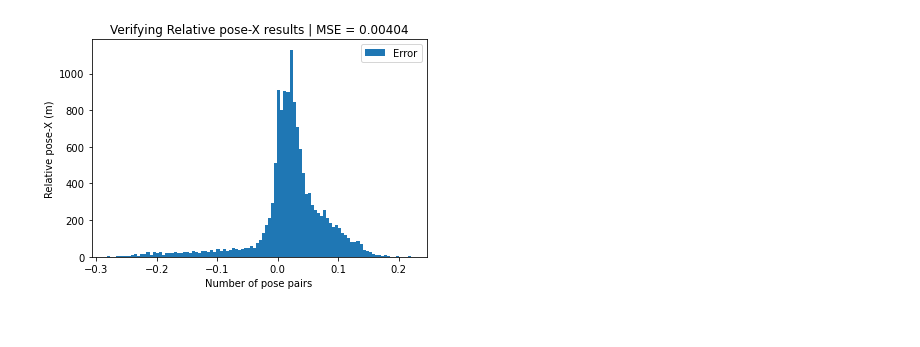
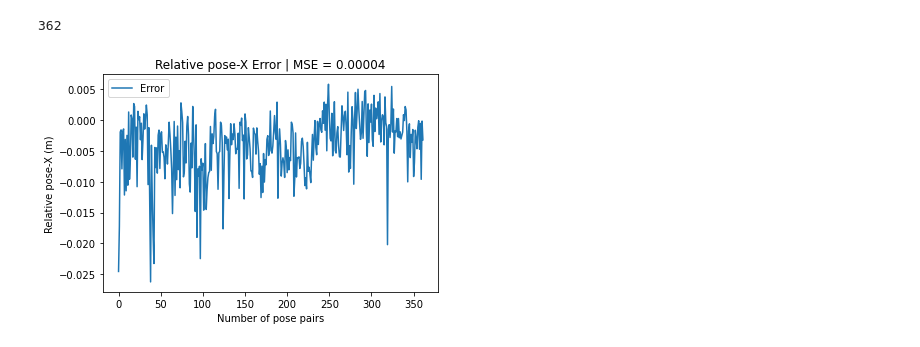
Before and after one commit to sharachchandra/scan-matching-cnn, a Jupyter notebook: infer_network.ipynb, the cells around one changed output. Cells and saved outputs as stored; diff of their text form; code cells hidden in the pictures.

Commit message:
completed visualization

```diff
--- a/infer_network.ipynb
+++ b/infer_network.ipynb
@@ -15,45 +56,63 @@ import torch.nn.functional as F
 # %%
 # Load data
-
-traj_num_list = np.arange(1,11)
-pose_list, image_list, image1_list, image2_list, rel_pose_list = GenerateInputVector(traj_num_list)
+test_traj = TrajectoryLoad('./data/', 7 , 0)
+print(len(test_traj))
+# for i in range(len(test_traj)):
+#     sample = test_traj[i]
+#     print(sample['rel_pose'])
+# %% [output]
+362
 # %%
 # Loading trained network parameters
 
 device = torch.device("cuda")
 net_x = Net()
 net_x = net_x.to(device)
-net_x = torch.load('./net_x.pyt')
+net_x = torch.load('./net_x_2.pyt')
 net_y = Net()
 net_y = net_y.to(device)
-net_y = torch.load('./net_y.pyt')
+net_y = torch.load('./net_y_2.pyt')
 net_angle = Net()
 net_angle = net_angle.to(device)
-net_angle = torch.load('./net_angle.pyt')
+net_angle = torch.load('./net_angle_2.pyt')
 # %%
 # Verifying results
-
-import matplotlib.pyplot as plt
+abs_pose_act_array = []
+abs_pose_pred_array = []
 rel_pose_pred_array = []
-for i in range(len(rel_pose_list)):
-    inp = np.stack([image1_list[i], image2_list[i]])
+rel_pose_act_array = []
+abs_pose_pred_array.append(test_traj.getStartPose())
+abs_pose_act_array.append(test_traj.getStartPose())
+for i in range(len(test_traj)):
+    inp = np.stack([test_traj[i]['image1'], test_traj[i]['image2']])
     inp = torch.tensor(np.expand_dims(inp, axis=0)).float().cuda()
 
-    rel_x = (net_x(inp).detach().cpu().numpy())[0]
-    rel_y = net_y(inp).detach().cpu().numpy()[0]
-    rel_angle = net_angle(inp).detach().cpu().numpy()[0]
-    rel_pose_pred_array.append(np.array([rel_x, rel_y, rel_angle]))
+#     print(net_x(inp).detach().cpu().numpy())
+    rel_x = net_x(inp).detach().cpu().numpy()
+    rel_y = net_y(inp).detach().cpu().numpy()
+    rel_angle = net_angle(inp).detach().cpu().numpy()
+    rel_pose_pred = np.array([rel_x, rel_y, rel_angle])
+    rel_pose_act = test_traj[i]['rel_pose']
+
+    rel_pose_pred_array.append(rel_pose_pred)
+    rel_pose_act_array.append(rel_pose_act)
+
+    abs_pose_pred_array.append(AbsolutePose(abs_pose_pred_array[-1], rel_pose_pred))
+    abs_pose_act_array.append(AbsolutePose(abs_pose_act_array[-1], rel_pose_act))
+
 rel_pose_pred_array = np.squeeze(np.asarray(rel_pose_pred_array))
-rel_pose_array = np.asarray(rel_pose_list)
+rel_pose_act_array = np.asarray(rel_pose_act_array)
+abs_pose_act_array = np.asarray(abs_pose_act_array)
+abs_pose_pred_array = np.asarray(abs_pose_pred_array)
 # %%
 plt.figure()
-error_x = rel_pose_array[:,0]-rel_pose_pred_array[:,0]
-plt.hist(error_x, label='Error', bins = 100)
+error_x = rel_pose_act_array[:,0]-rel_pose_pred_array[:,0]
+plt.plot(error_x, label='Error')
 # plt.plot(rel_pose_pred_array[:,0], label='Prediction')
 plt.xlabel("Number of pose pairs")
 plt.ylabel("Relative pose-X (m)")
-plt.title("Verifying Relative pose-X results | MSE = " + "{:.5f}".format(np.mean(error_x**2)))
+plt.title("Relative pose-X Error | MSE = " + "{:.5f}".format(np.mean(error_x**2)))
 plt.legend()
 plt.show()
 # %% [output]
-[figure, old version]
+[figure, new version]
```
Also changed, not shown: parts of 6 cells of this notebook, 4 other files.
